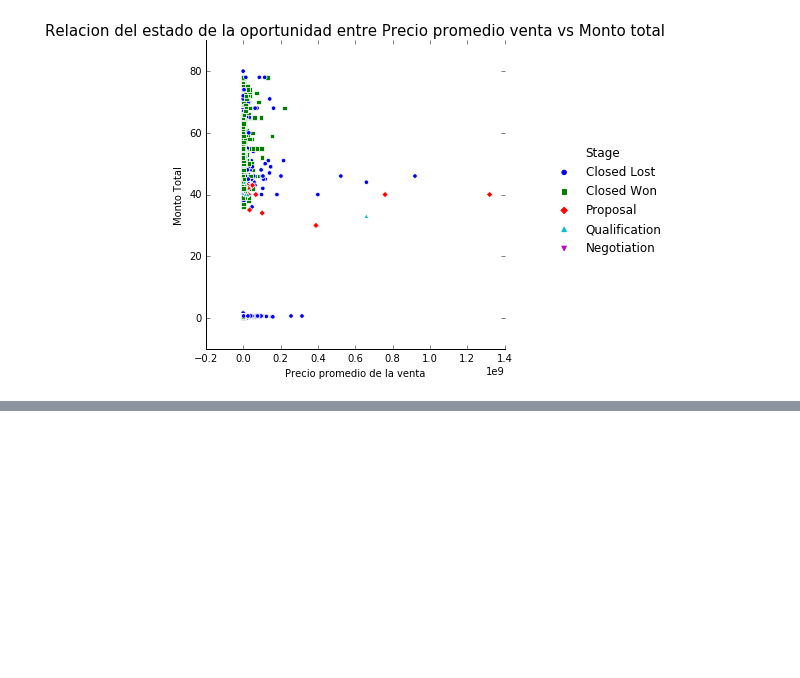
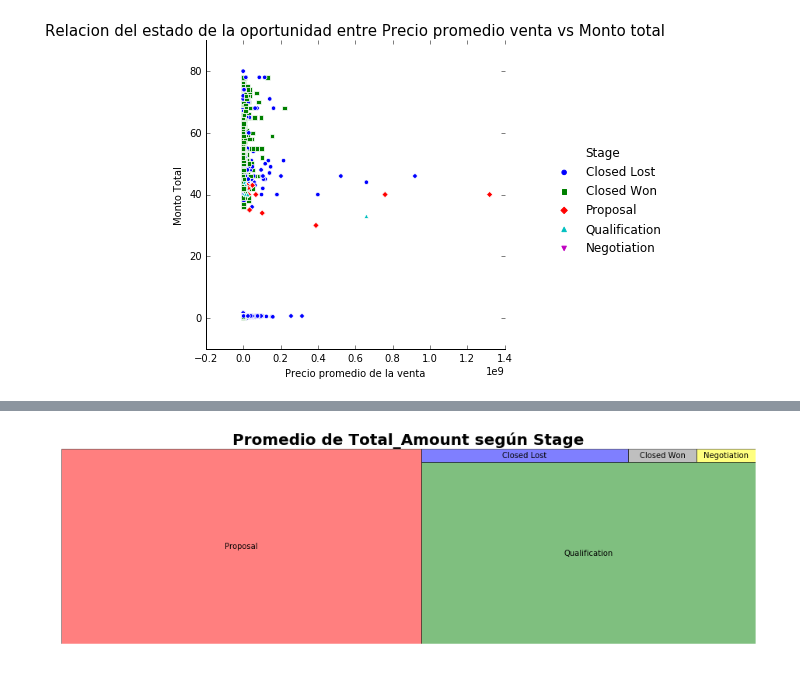
Before and after one commit to MauricioFIUBA/TP1OrganizacionDeDatos, a Jupyter notebook: Analisis_2.ipynb, the cells around one changed output, grey strips where cells are left out. Saved outputs shown, nothing was run; the diff lists cells and outputs as text; code cells hidden in the pictures; blank space fills up the shorter version.

Commit message:
Comparación Promedio de Total_Amount vs Stage

```diff
--- a/Analisis_2.ipynb
+++ b/Analisis_2.ipynb
@@ -812,0 +821,11 @@ g[0].set_xlabel("Precio promedio de la venta",fontsize=10)
+# %%
+pie = df.loc[:,['Opportunity_ID','Total_Amount','Stage']]
+##Podemos observar que tenemos valores nulos en Total_Amount
+pie = pie.drop_duplicates(subset = ["Opportunity_ID"])
+pie = pie.dropna(subset = ["Total_Amount"])
+pie = pie.groupby('Stage').agg({'Total_Amount':'mean'})
+pie=pie.reset_index()
+pie = pie.sort_values(by="Total_Amount",ascending=False)
+names = pie['Stage']
+size = pie['Total_Amount']
+pie.head()
@@ -812,0 +839,12 @@ g[0].set_xlabel("Precio promedio de la venta",fontsize=10)
+# %%
+squarify.plot(sizes=size, label=names, color=["red","green","blue", "grey","yellow"],alpha=.5 )
+
+fig = plt.gcf()
+ax = fig.add_subplot()
+fig.set_size_inches(16, 4.5)
+
+plt.title("Promedio de Total_Amount según Stage",fontsize=20,fontweight="bold")
+plt.axis('off')
+plt.show()
+# %% [output]
+[figure, added]
```
Also changed, not shown: parts of 4 cells of this notebook.
